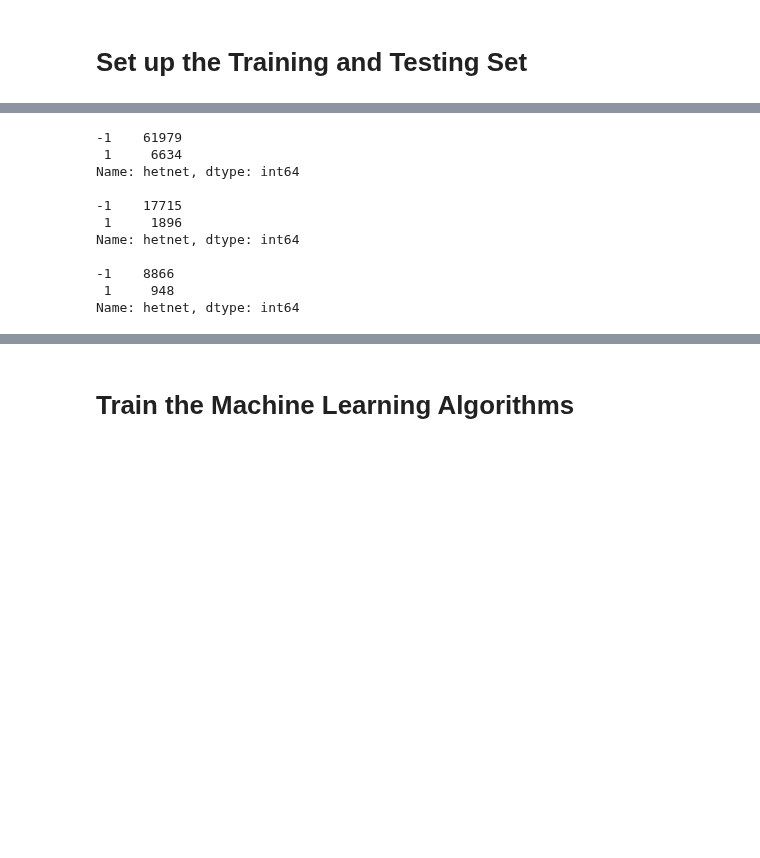
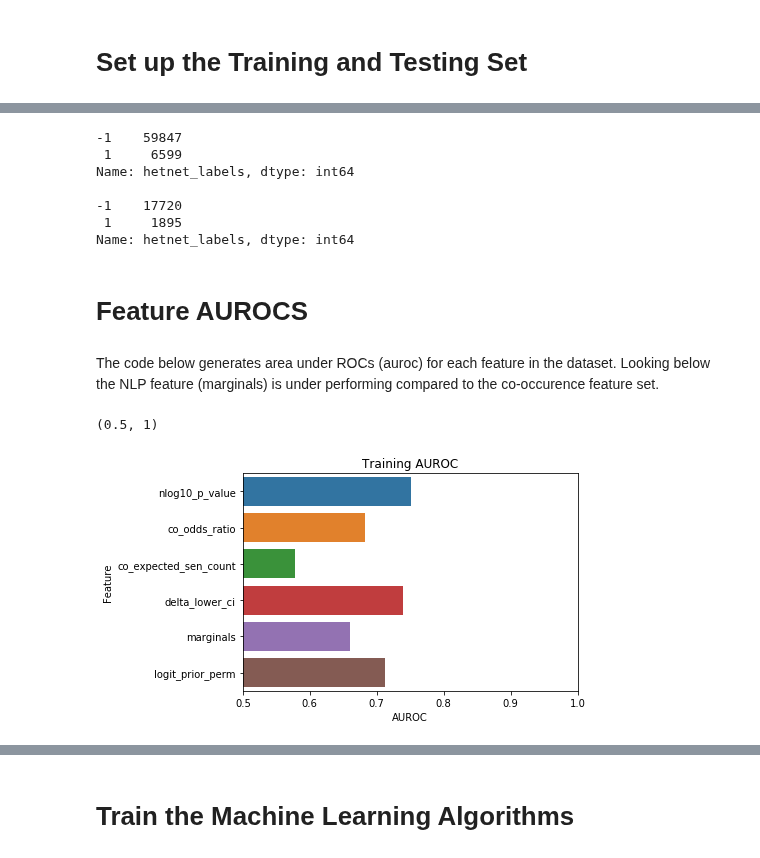
Before and after one commit to greenelab/snorkeling, a Jupyter notebook: All_Relationships/9.entity_prediction.ipynb, the cells around one changed output, grey strips where cells are left out. Cells and saved outputs as stored; diff of their text form; code cells hidden in the pictures; blank space fills up the shorter version.

```diff
--- a/All_Relationships/9.entity_prediction.ipynb
+++ b/All_Relationships/9.entity_prediction.ipynb
@@ -88,0 +27,3 @@ test_set = pd.merge(test_set, prior_df[["disease_id", "gene_id", "logit_prior_pe
+# %%
+data = pd.read_table("data/disease_gene_association_features.tsv")
+data.head(2)
@@ -89,36 +40,24 @@ test_set = pd.merge(test_set, prior_df[["disease_id", "gene_id", "logit_prior_pe
 # %%
 non_features = [
-    "hetnet", "disease_id", "gene_id",
-    "gene_name", "disease_name",
-    "pubmed", "lstm_marginal_0_quantile",
-    "lstm_marginal_20_quantile","lstm_marginal_40_quantile",
-    "lstm_marginal_60_quantile", "lstm_marginal_80_quantile"
+    "disease_id", "gene_id",
+    "hetnet_labels", "split"
 ]
 
-X = training_set[[col for col in training_set.columns if col not in non_features]]
-Y = training_set["hetnet"]
+X = data.query("split==0")[[col for col in data.columns if col not in non_features]]
+Y = data.query("split==0")["hetnet_labels"]
 
-X_dev = dev_set[[col for col in dev_set.columns if col not in non_features]]
-Y_dev = dev_set["hetnet"]
-
-X_test = test_set[[col for col in test_set.columns if col not in non_features]]
-Y_test = test_set["hetnet"]
+X_dev = data.query("split==1")[[col for col in data.columns if col not in non_features]]
+Y_dev = data.query("split==1")["hetnet_labels"]
 # %%
 print(Y.value_counts())
 print()
 print(Y_dev.value_counts())
 print()
-print(Y_test.value_counts())
-print()
 # %% [output]
--1    61979
- 1     6634
-Name: hetnet, dtype: int64
+-1    59847
+ 1     6599
+Name: hetnet_labels, dtype: int64
 
--1    17715
- 1     1896
-Name: hetnet, dtype: int64
-
--1    8866
- 1     948
-Name: hetnet, dtype: int64
+-1    17720
+ 1     1895
+Name: hetnet_labels, dtype: int64
@@ -127,0 +64,18 @@ train_X = X.append(X_dev)
+# %% [markdown]
+# Feature AUROCS
+# %% [markdown]
+The code below generates area under ROCs (auroc) for each feature in the dataset. Looking below the NLP feature (marginals) is under performing compared to the co-occurence feature set.
+# %%
+feature_rocs = []
+for feature in X.columns:
+    fpr, tpr, _ = roc_curve(Y, X[feature])
+    feature_auc = auc(fpr, tpr)
+    feature_rocs.append((feature, feature_auc))
+
+feature_roc_df = pd.DataFrame(feature_rocs, columns=["Feature", "AUROC"])
+ax = sns.barplot(x="AUROC", y="Feature", data=feature_roc_df)
+plt.title("Training AUROC")
+plt.xlim([0.5,1])
+# %% [output]
+(0.5, 1)
+[figure, added]
```
Also changed, not shown: parts of 44 cells of this notebook, 6 other files.
